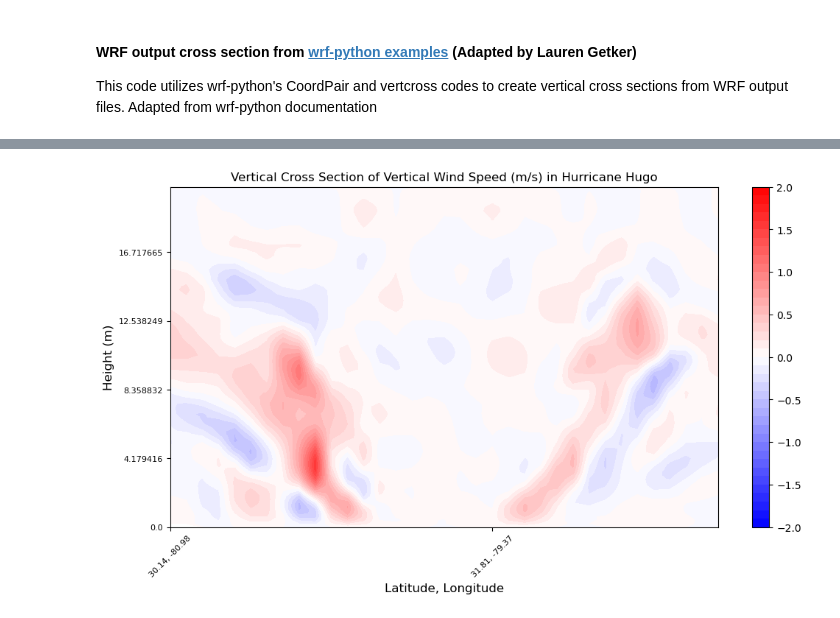
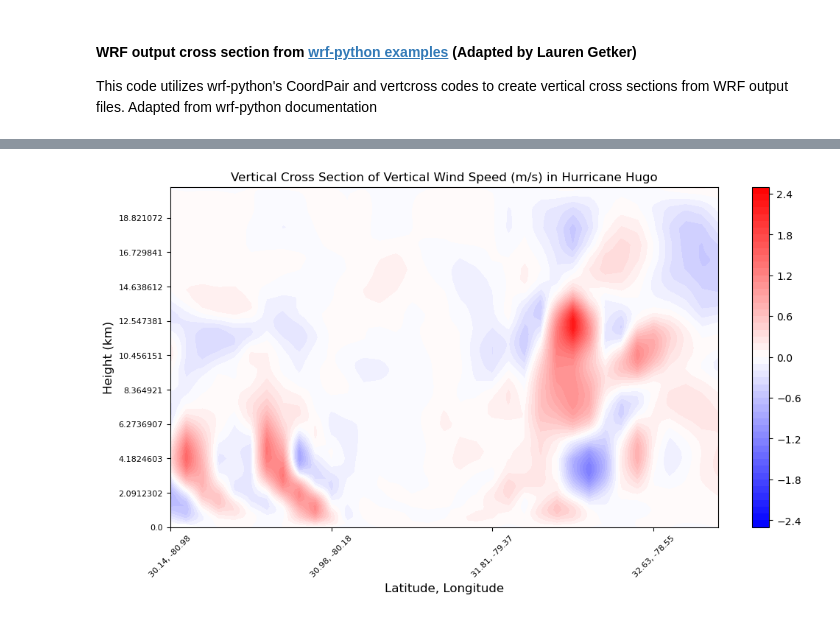
Before and after one commit to legetker/Research-Codes, a Jupyter notebook: getker_cross_section.ipynb, the cells around one changed output, grey strips where cells are left out. Saved outputs shown, nothing was run; the diff lists cells and outputs as text; code cells hidden in the pictures.

Commit message:
Improving cross section code

```diff
--- a/getker_cross_section.ipynb
+++ b/getker_cross_section.ipynb
@@ -7,13 +7,10 @@ import numpy as np
 from netCDF4 import Dataset
 import matplotlib.pyplot as plt
 from wrf import to_np, getvar, CoordPair, vertcross
-from matplotlib.ticker import StrMethodFormatter
+import matplotlib.patches as mpatches
 
 #Name of file to create cross section from
-filename = "/home/getker/wrf_hugo/wrf_cp_test/wrfout_d01_1989-09-22_03:00:00"
-
-#Name of variable to create cross section of
-varname = "W"
+filename = "/home/getker/wrf_hugo/wrf_mp_test/wrfout_d01_1989-09-22_03:00:00"
 
 #Acceleration of gravity (constant) for converting to geopotential height
 g = 9.8
@@ -55,37 +95,41 @@ wspd_cross = vertcross(var, z, wrfin=data, start_point=start_point,
 # %%
 """
 Now, plot our cross section. You may need to edit parts of this cell to match your desired variable.
 You can also get additional variables and contour them.
 """
 fig = plt.figure(figsize=(12,6))
 ax = plt.axes()
 
 # Contours -- make sure to modify levels here
-wspd_contours = ax.contourf(to_np(wspd_cross), cmap="bwr", levels = np.arange(-2, 2.1, .1))
+wspd_contours = ax.contourf(to_np(w_cross), cmap="bwr", levels = np.arange(-2.5, 2.6, .1))
 
 plt.colorbar(wspd_contours, ax=ax)
 
 # Set the x-ticks to use latitude and longitude labels.
-coord_pairs = to_np(wspd_cross.coords["xy_loc"])
+coord_pairs = to_np(w_cross.coords["xy_loc"])
 x_ticks = np.arange(coord_pairs.shape[0])
 x_labels = [pair.latlon_str(fmt="{:.2f}, {:.2f}")
             for pair in to_np(coord_pairs)]
-ax.set_xticks(x_ticks[::20])
-ax.set_xticklabels(x_labels[::20], rotation=45, fontsize=8)
+ax.set_xticks(x_ticks[::10])
+ax.set_xticklabels(x_labels[::10], rotation=45, fontsize=8)
 
 
 # Set the y-ticks to be height.
-vert_vals = to_np(wspd_cross.coords["vertical"])
+vert_vals = to_np(w_cross.coords["vertical"])
 v_ticks = np.arange(vert_vals.shape[0])
-ax.set_yticks(v_ticks[::20])
-ax.set_yticklabels(vert_vals[::20], fontsize=8)
+ax.set_yticks(v_ticks[::10])
+ax.set_yticklabels(vert_vals[::10], fontsize=8)
+
+#plt.gca().ticklabel_format(axis='both', style='plain', useOffset=False)
 
 # Set the x-axis and  y-axis labels
 ax.set_xlabel("Latitude, Longitude", fontsize=12)
-ax.set_ylabel("Height (m)", fontsize=12)
+ax.set_ylabel("Height (km)", fontsize=12)
 
 plt.title("Vertical Cross Section of Vertical Wind Speed (m/s) in Hurricane Hugo")
 
 plt.show()
+fig.savefig('hugo_w_cross_section_19890922T0300.png',
+            bbox_inches='tight',transparent=False,facecolor='white')
 # %% [output]
-[figure, old version]
+[figure, new version]
```
Also changed, not shown: parts of 2 cells of this notebook.
